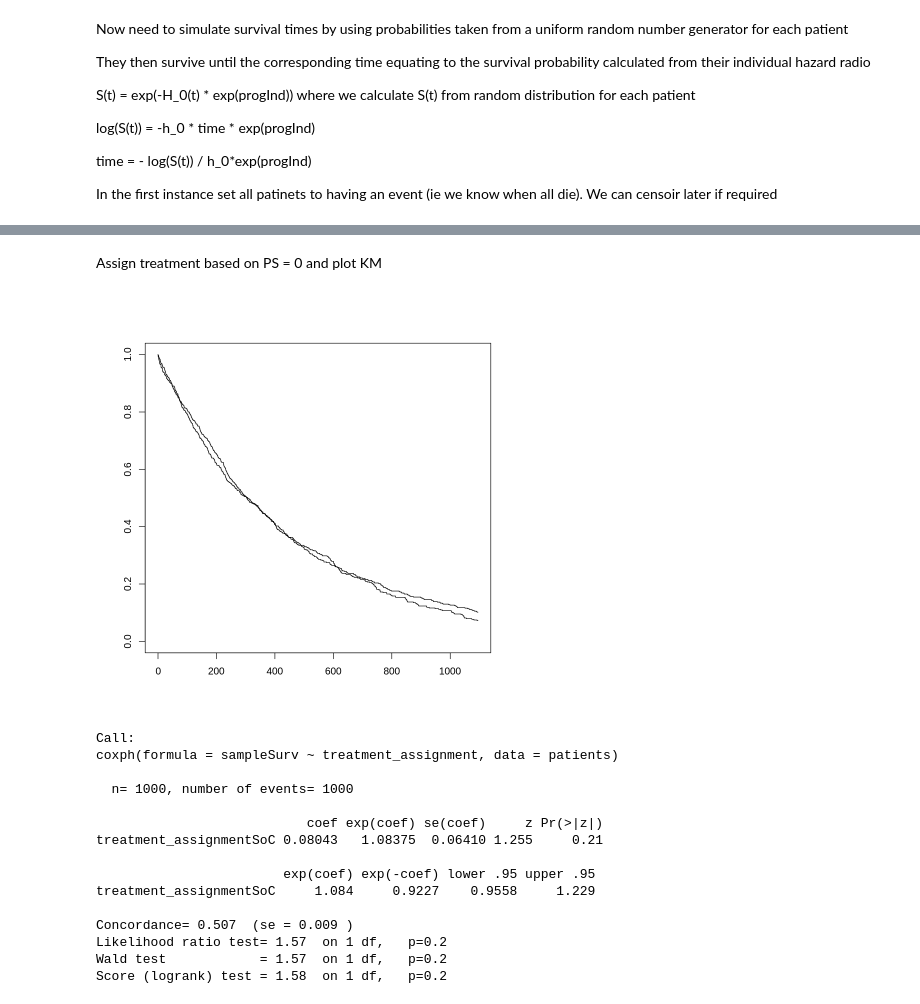
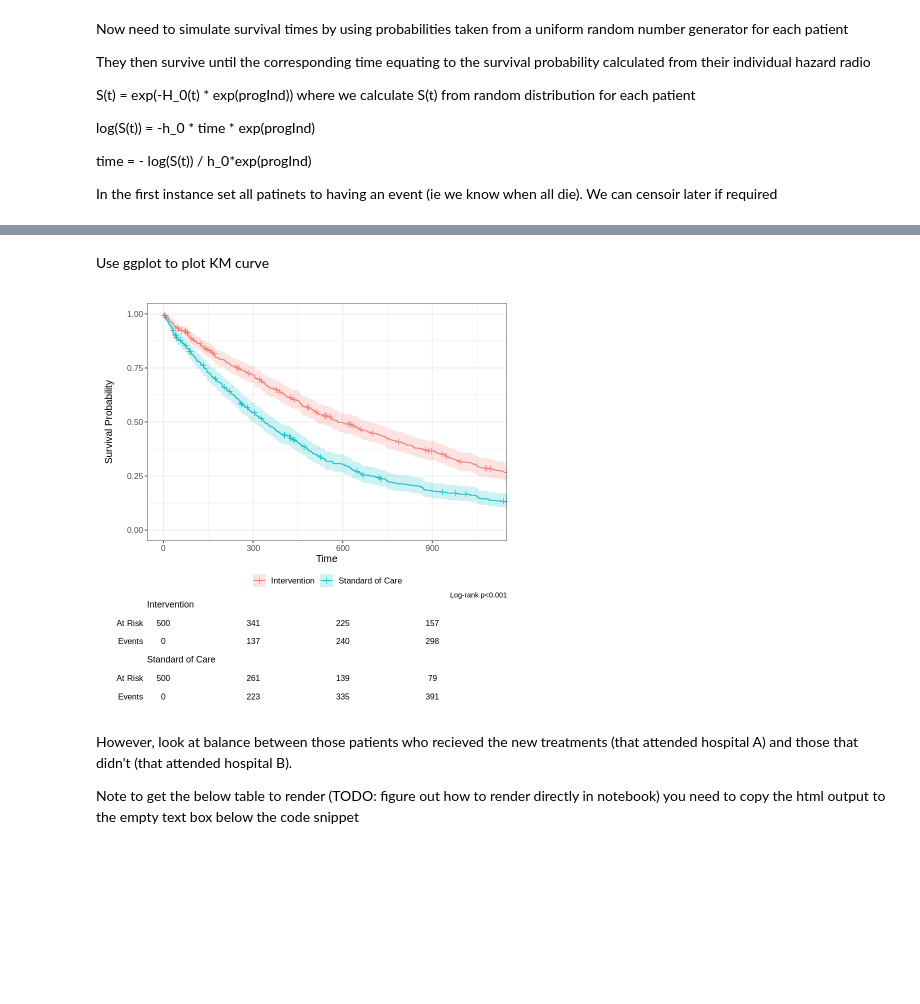
Before and after one commit to gpricechristie/introductionToClinicalTrials, a Jupyter notebook: simulateSurvivalData.ipynb, the cells around one changed output, grey strips where cells are left out. Cells and saved outputs as stored; diff of their text form; code cells hidden in the pictures; blank space fills up the shorter version.

```diff
--- a/simulateSurvivalData.ipynb
+++ b/simulateSurvivalData.ipynb
@@ -158,7 +240,3 @@ log(S(t)) = -h_0 * time * exp(progInd)
 time = - log(S(t)) / h_0*exp(progInd)
 
 In the first instance set all patinets to having an event (ie we know when all die). We can censoir later if required
-# %%
-survProb = runif(nbrPats,0,1)
-patients$survTime = -log(survProb) / (h_0 * exp(patients$progInd))
-patients$vitalStatus = rep(1,nbrPats)
@@ -245,42 +243,21 @@ Score (logrank) test = 11.52  on 1 df,   p=7e-04
-# %% [markdown]
-Assign treatment based on PS = 0 and plot KM
-# %%
-patients$treatment_assignment = rep('SoC',nbrPats)
-patients$treatment_assignment[which(patients$ps <= 1)] = 'Intervention'
-
-patients$treatment_assignment_pi = rep(log(1.0),nbrPats)
-patients$treatment_assignment_pi[which(patients$treatment_assignment == 'Intervention')] = rep(log(hr_treat),sum(patients$treatment_assignment == 'Intervention'))
-patients$progInd = patients$age_pi + patients$sex_pi + patients$ps_pi + patients$stage_pi + patients$log_gtv_pi + patients$treatment_assignment_pi
-
-hazard = array(dim=c(length(time),nrow=nbrPats))
-for(i in 1:nbrPats){
-  hazard[,i] =  H_0 * exp(patients$progInd[i])
-}
-
-survProb = runif(nbrPats,0,1)
-patients$survTime = -log(survProb) / (h_0 * exp(patients$progInd))
-patients$vitalStatus = rep(1,nbrPats)
-
-sampleSurv = Surv(patients$survTime,patients$vitalStatus)
-plot(survfit(sampleSurv~treatment_assignment, data=patients),xlim=c(0,3*365))
-# %% [output]
-[figure, removed]
-# %%
-sampleCox = coxph(sampleSurv~ treatment_assignment, data=patients)
-summary(sampleCox)
-# %% [output]
-Call:
-coxph(formula = sampleSurv ~ treatment_assignment, data = patients)
-
-  n= 1000, number of events= 1000
-
-                           coef exp(coef) se(coef)     z Pr(>|z|)
-treatment_assignmentSoC 0.08043   1.08375  0.06410 1.255     0.21
-
-                        exp(coef) exp(-coef) lower .95 upper .95
-treatment_assignmentSoC     1.084     0.9227    0.9558     1.229
-
-Concordance= 0.507  (se = 0.009 )
-Likelihood ratio test= 1.57  on 1 df,   p=0.2
-Wald test            = 1.57  on 1 df,   p=0.2
-Score (logrank) test = 1.58  on 1 df,   p=0.2
+# %%
+survProb = runif(nbrPats,0,1)
+patients$survTime = -log(survProb) / (h_0 * exp(patients$progInd))
+patients$vitalStatus = rbinom(n=nrow(patients), size=1, prob=0.9)
+# %% [markdown]
+Use ggplot to plot KM curve
+# %%
+hospitalSurv = Surv(patients$survTime,patients$vitalStatus)
+
+ggsurvfit(survfit2(hospitalSurv~treat, data=patients), type = "survival") +
+  add_censor_mark() +
+  add_confidence_interval() +
+  add_risktable() +
+  coord_cartesian(xlim = c(0, 365 * 3)) +
+  add_pvalue(caption = "Log-rank {p.value}")
+# %% [output]
+[figure, added]
+# %% [markdown]
+However, look at balance between those patients who recieved the new treatments (that attended hospital A) and those that didn't (that attended hospital B).
+
+Note to get the below table to render (TODO: figure out how to render directly in notebook) you need to copy the html output to the empty text box below the code snippet
```
Also changed, not shown: parts of 54 cells of this notebook.
